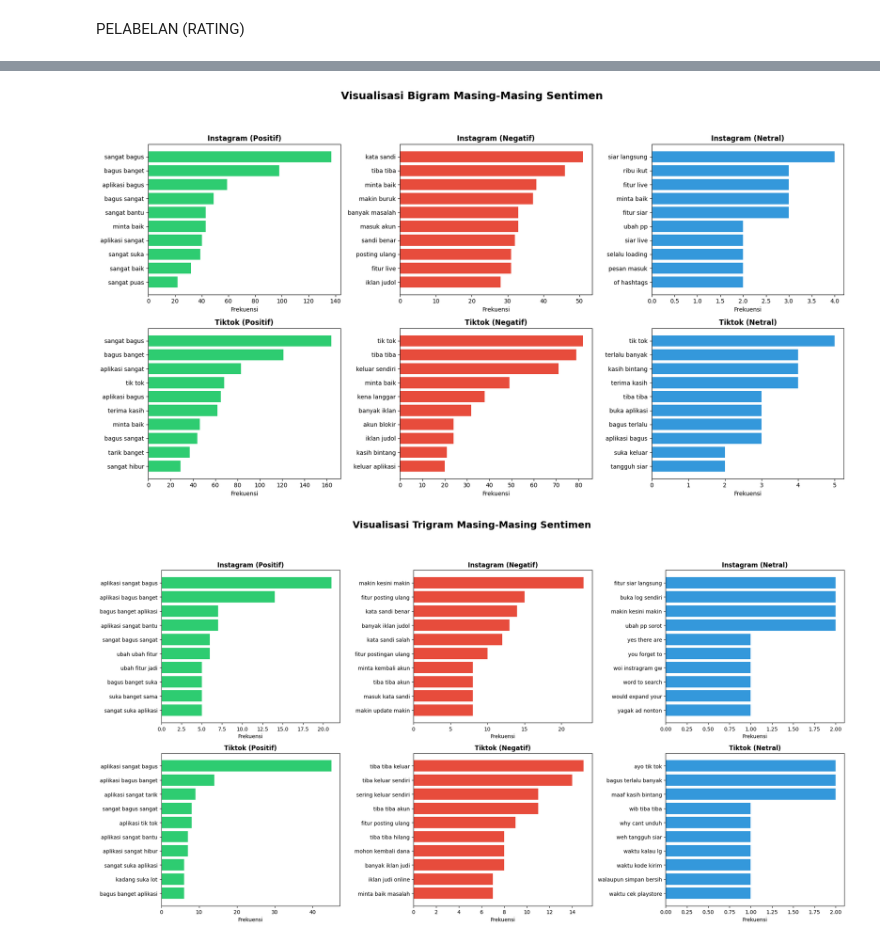
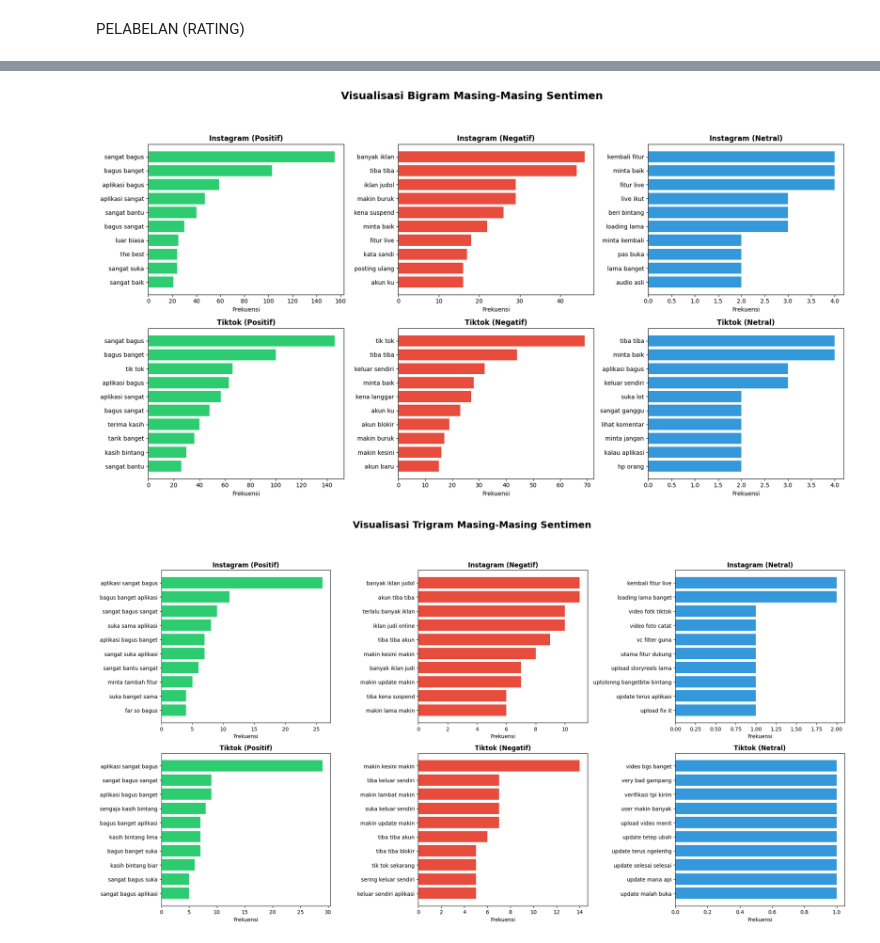
Before and after one commit to pujameisiswanti/scraping, a Jupyter notebook: mini project/mini_project_permorsesan_teks.ipynb, the cells around one changed output, grey strips where cells are left out. Saved outputs shown, nothing was run; the diff lists cells and outputs as text; code cells hidden in the pictures.

```diff
--- a/mini project/mini_project_permorsesan_teks.ipynb
+++ b/mini project/mini_project_permorsesan_teks.ipynb
@@ -485,8 +492,8 @@ import numpy as np
 # =========================
 # Load data
 # =========================
-df_instagram = pd.read_csv("ulasan_instagram_preprocessing_labeled_lexicon_validation.csv")
-df_tiktok = pd.read_csv("ulasan_tiktok_preprocessing_labeled_lexicon_validation.csv")
+df_instagram = pd.read_csv("ulasan_instagram_preprocessing_labeled_lexicon_final_cleaned.csv")
+df_tiktok = pd.read_csv("ulasan_tiktok_preprocessing_labeled_lexicon_final_cleaned.csv")
 
 # =========================
 # Hitung jumlah sentimen (LEXICON)
@@ -538,8 +545,8 @@ from wordcloud import WordCloud
 # =========================
 # Load data
 # =========================
-df_instagram = pd.read_csv("ulasan_instagram_preprocessing_labeled_lexicon_validation.csv")
-df_tiktok = pd.read_csv("ulasan_tiktok_preprocessing_labeled_lexicon_validation.csv")
+df_instagram = pd.read_csv("ulasan_instagram_preprocessing_labeled_lexicon_final_cleaned.csv")
+df_tiktok = pd.read_csv("ulasan_tiktok_preprocessing_labeled_lexicon_final_cleaned.csv")
 
 # =========================
 # Fungsi Wordcloud per sentimen
@@ -611,8 +618,8 @@ from sklearn.feature_extraction.text import CountVectorizer
 # =========================
 # Load data
 # =========================
-df_instagram = pd.read_csv("ulasan_instagram_preprocessing_labeled_lexicon_validation.csv")
-df_tiktok = pd.read_csv("ulasan_tiktok_preprocessing_labeled_lexicon_validation.csv")
+df_instagram = pd.read_csv("ulasan_instagram_preprocessing_labeled_lexicon_final_cleaned.csv")
+df_tiktok = pd.read_csv("ulasan_tiktok_preprocessing_labeled_lexicon_final_cleaned.csv")
 
 # =========================
 # Fungsi ambil top bigram
@@ -672,7 +679,7 @@ for i, sent in enumerate(sentiments):
 plt.tight_layout(rect=[0, 0, 1, 0.93])
 plt.show()
 # %% [output]
-[figure, old version]
+[figure, new version]
 # %%
 import pandas as pd
 import matplotlib.pyplot as plt
@@ -681,8 +688,8 @@ from sklearn.feature_extraction.text import CountVectorizer
 # =========================
 # Load data
 # =========================
-df_instagram = pd.read_csv("ulasan_instagram_preprocessing_labeled_lexicon_validation.csv")
-df_tiktok = pd.read_csv("ulasan_tiktok_preprocessing_labeled_lexicon_validation.csv")
+df_instagram = pd.read_csv("ulasan_instagram_preprocessing_labeled_lexicon_final_cleaned.csv")
+df_tiktok = pd.read_csv("ulasan_tiktok_preprocessing_labeled_lexicon_final_cleaned.csv")
 
 # =========================
 # Fungsi ambil top trigram
@@ -733,31 +740,31 @@ for i, sent in enumerate(sentiments):
         trigram_df['trigram'],
         trigram_df['freq'],
         color=colors[sent]
     )
     axes[0, i].set_title(
         f"Instagram ({sent.capitalize()})",
         fontweight='bold'
     )
     axes[0, i].set_xlabel("Frekuensi")
 
 # =========================
 # TikTok (Game Booster Plus)
 # =========================
 for i, sent in enumerate(sentiments):
     trigram_df = get_top_trigram(df_tiktok, sent)
 
     axes[1, i].barh(
         trigram_df['trigram'],
         trigram_df['freq'],
         color=colors[sent]
     )
     axes[1, i].set_title(
         f"Tiktok ({sent.capitalize()})",
         fontweight='bold'
     )
     axes[1, i].set_xlabel("Frekuensi")
 
 plt.tight_layout(rect=[0, 0, 1, 0.93])
 plt.show()
 # %% [output]
-[figure, old version]
+[figure, new version]
```
Also changed, not shown: parts of 9 cells of this notebook.
